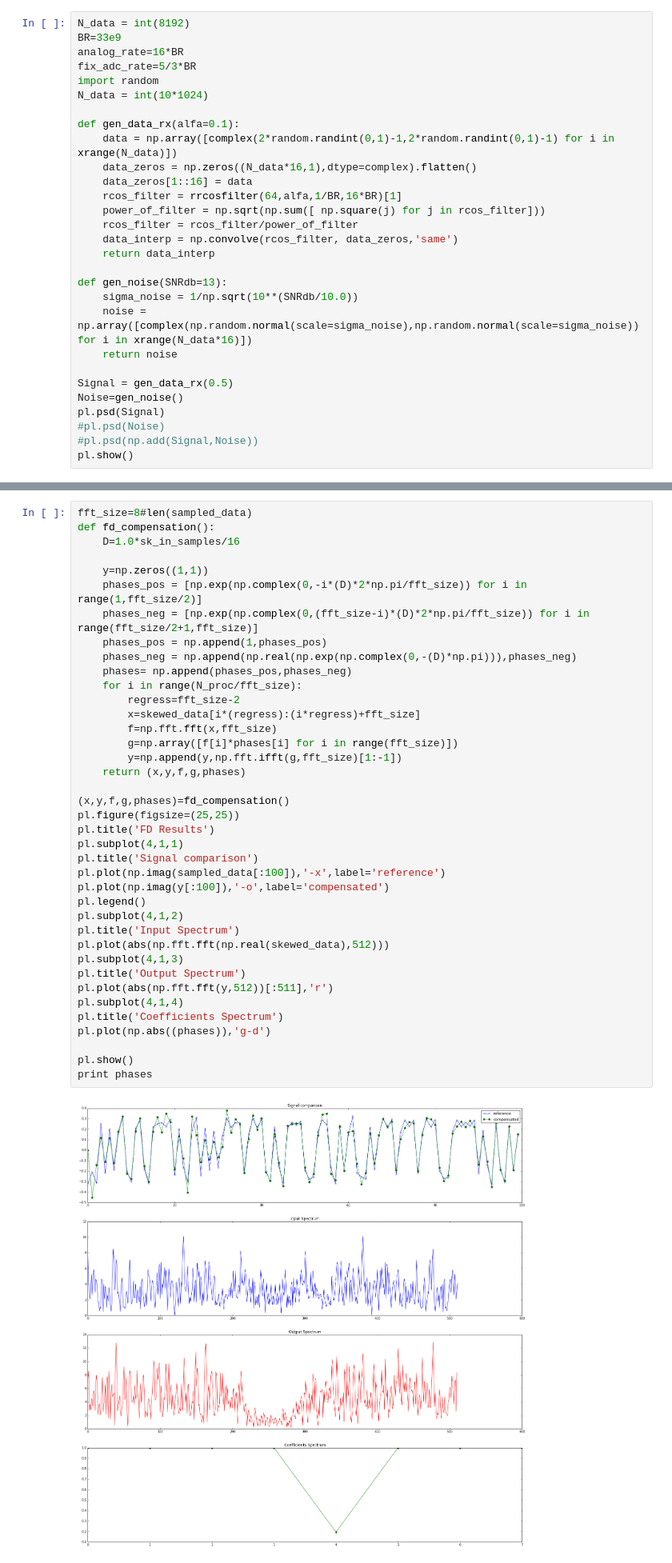
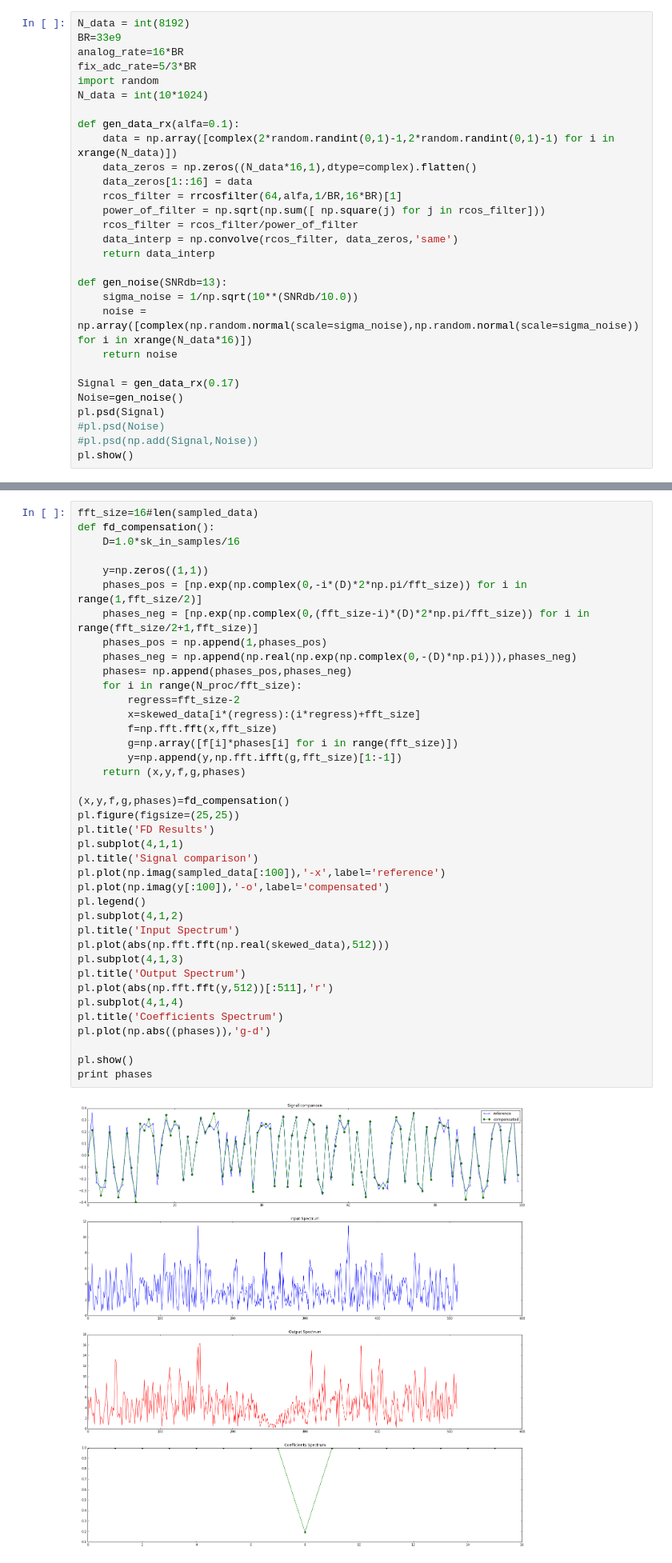
Before and after one commit to ataddei/DSPApps, a Jupyter notebook: FD Skew Compensation.ipynb, the cells around one changed output, grey strips where cells are left out. Shown at 80% size. Drawn from its saved outputs; the diff is of its cells as text.

```diff
--- a/FD Skew Compensation.ipynb
+++ b/FD Skew Compensation.ipynb
@@ -31,7 +31,7 @@ def gen_noise(SNRdb=13):
     noise = np.array([complex(np.random.normal(scale=sigma_noise),np.random.normal(scale=sigma_noise)) for i in xrange(N_data*16)])
     return noise
 
-Signal = gen_data_rx(0.5)
+Signal = gen_data_rx(0.17)
 Noise=gen_noise()
 pl.psd(Signal)
 #pl.psd(Noise)
@@ -60,5 +60,5 @@ pl.show()
 # %%
-fft_size=8#len(sampled_data)
+fft_size=16#len(sampled_data)
 def fd_compensation():
     D=1.0*sk_in_samples/16
 
@@ -70,31 +70,31 @@ def fd_compensation():
     phases= np.append(phases_pos,phases_neg)
     for i in range(N_proc/fft_size):
         regress=fft_size-2
         x=skewed_data[i*(regress):(i*regress)+fft_size]
         f=np.fft.fft(x,fft_size)
         g=np.array([f[i]*phases[i] for i in range(fft_size)])
         y=np.append(y,np.fft.ifft(g,fft_size)[1:-1])
     return (x,y,f,g,phases)
 
 (x,y,f,g,phases)=fd_compensation()
 pl.figure(figsize=(25,25))
 pl.title('FD Results')
 pl.subplot(4,1,1)
 pl.title('Signal comparison')
 pl.plot(np.imag(sampled_data[:100]),'-x',label='reference')
 pl.plot(np.imag(y[:100]),'-o',label='compensated')
 pl.legend()
 pl.subplot(4,1,2)
 pl.title('Input Spectrum')
 pl.plot(abs(np.fft.fft(np.real(skewed_data),512)))
 pl.subplot(4,1,3)
 pl.title('Output Spectrum')
 pl.plot(abs(np.fft.fft(y,512))[:511],'r')
 pl.subplot(4,1,4)
 pl.title('Coefficients Spectrum')
 pl.plot(np.abs((phases)),'g-d')
 
 pl.show()
 print phases
 # %% [output]
-[figure, old version]
+[figure, new version]
```
Also changed, not shown: parts of 14 cells of this notebook, 1 other file.
